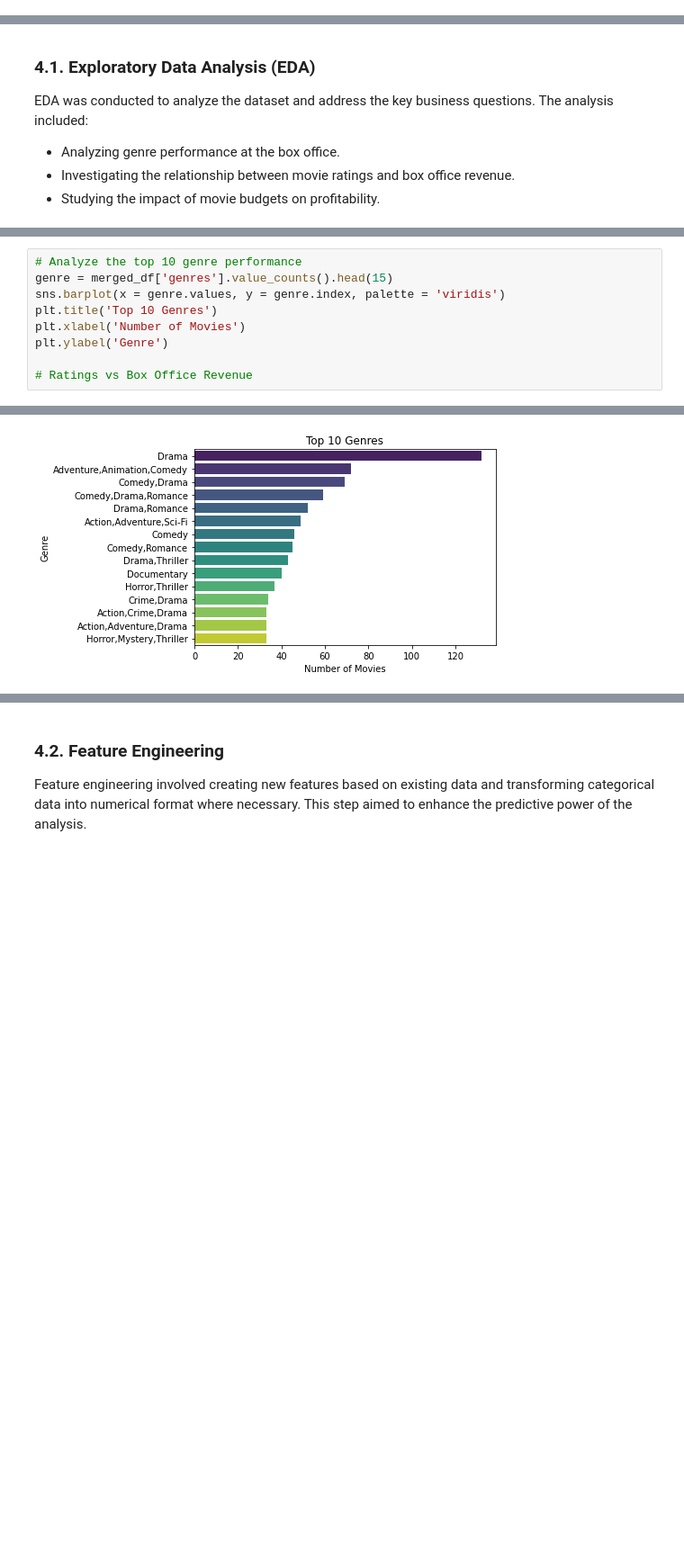
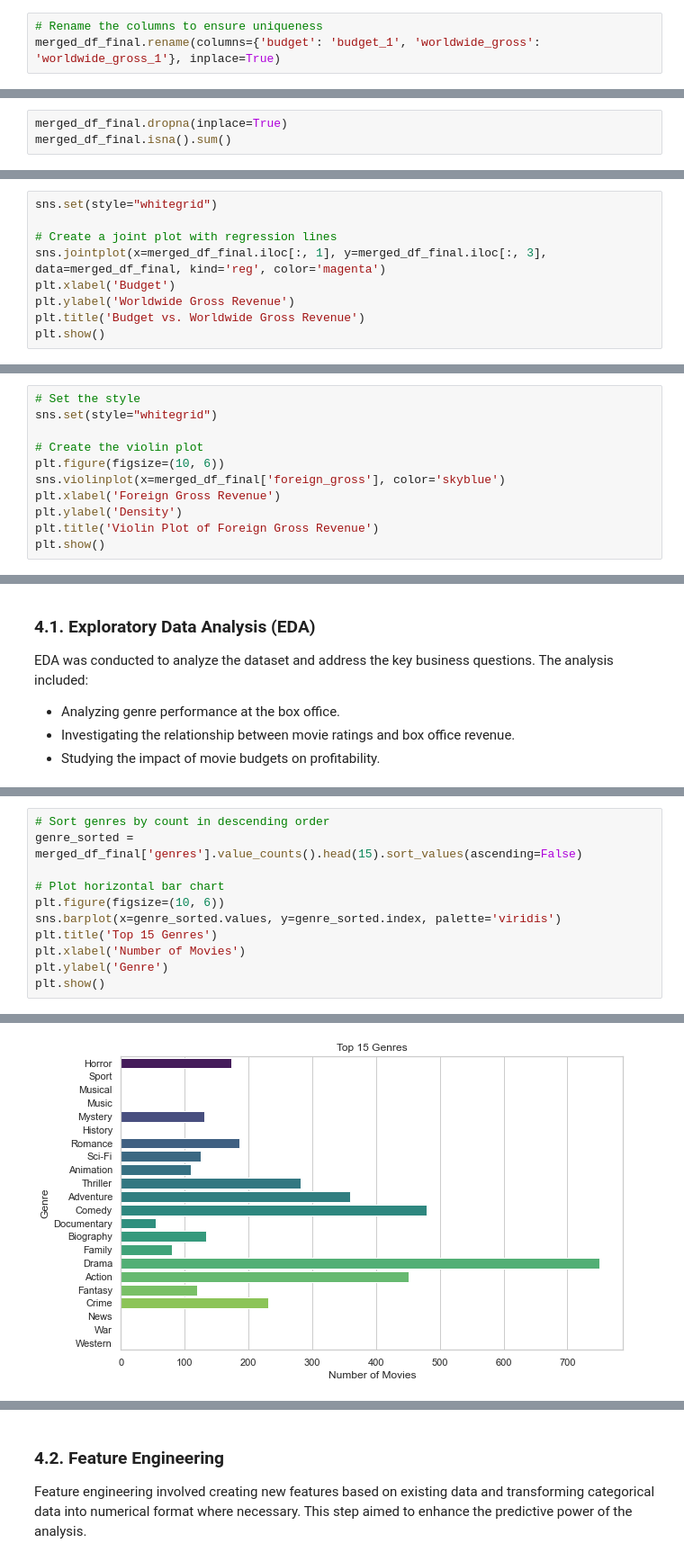
Before and after one commit to George-Chira/phase-one-project, a Jupyter notebook: Project.ipynb, the cells around one changed output, grey strips where cells are left out. Shown at 90% size. Drawn from its saved outputs; the diff is of its cells as text; blank space fills up the shorter version.

```diff
--- a/Project.ipynb
+++ b/Project.ipynb
@@ -643,0 +685,3 @@ None
+# %%
+# Rename the columns to ensure uniqueness
+merged_df_final.rename(columns={'budget': 'budget_1', 'worldwide_gross': 'worldwide_gross_1'}, inplace=True)
@@ -643,0 +722,3 @@ None
+# %%
+merged_df_final.dropna(inplace=True)
+merged_df_final.isna().sum()
@@ -643,0 +793,9 @@ None
+# %%
+sns.set(style="whitegrid")
+
+# Create a joint plot with regression lines
+sns.jointplot(x=merged_df_final.iloc[:, 1], y=merged_df_final.iloc[:, 3], data=merged_df_final, kind='reg', color='magenta')
+plt.xlabel('Budget')
+plt.ylabel('Worldwide Gross Revenue')
+plt.title('Budget vs. Worldwide Gross Revenue')
+plt.show()
@@ -668,0 +812,11 @@ plt.show()
+# %%
+# Set the style
+sns.set(style="whitegrid")
+
+# Create the violin plot
+plt.figure(figsize=(10, 6))
+sns.violinplot(x=merged_df_final['foreign_gross'], color='skyblue')
+plt.xlabel('Foreign Gross Revenue')
+plt.ylabel('Density')
+plt.title('Violin Plot of Foreign Gross Revenue')
+plt.show()
@@ -685,10 +877,12 @@ EDA was conducted to analyze the dataset and address the key business questions.
 # %%
-# Analyze the top 10 genre performance
-genre = merged_df['genres'].value_counts().head(15)
-sns.barplot(x = genre.values, y = genre.index, palette = 'viridis')
-plt.title('Top 10 Genres')
+# Sort genres by count in descending order
+genre_sorted = merged_df_final['genres'].value_counts().head(15).sort_values(ascending=False)
+
+# Plot horizontal bar chart
+plt.figure(figsize=(10, 6))
+sns.barplot(x=genre_sorted.values, y=genre_sorted.index, palette='viridis')
+plt.title('Top 15 Genres')
 plt.xlabel('Number of Movies')
 plt.ylabel('Genre')
-
-# Ratings vs Box Office Revenue
+plt.show()
 # %% [output]
@@ -696 +889 @@ Text(0, 0.5, 'Genre')
-[figure, old version]
+[figure, new version]
```
Also changed, not shown: parts of 50 cells of this notebook.
